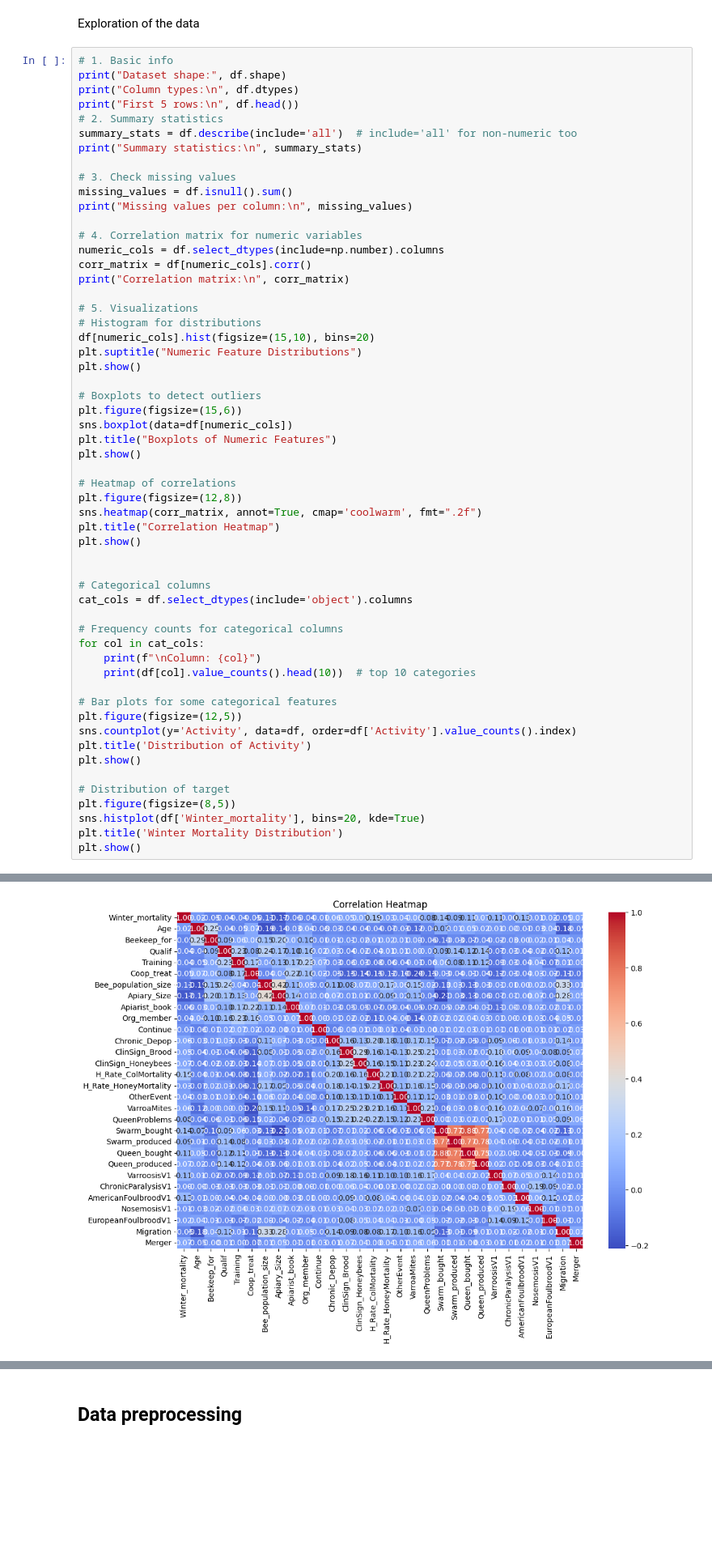
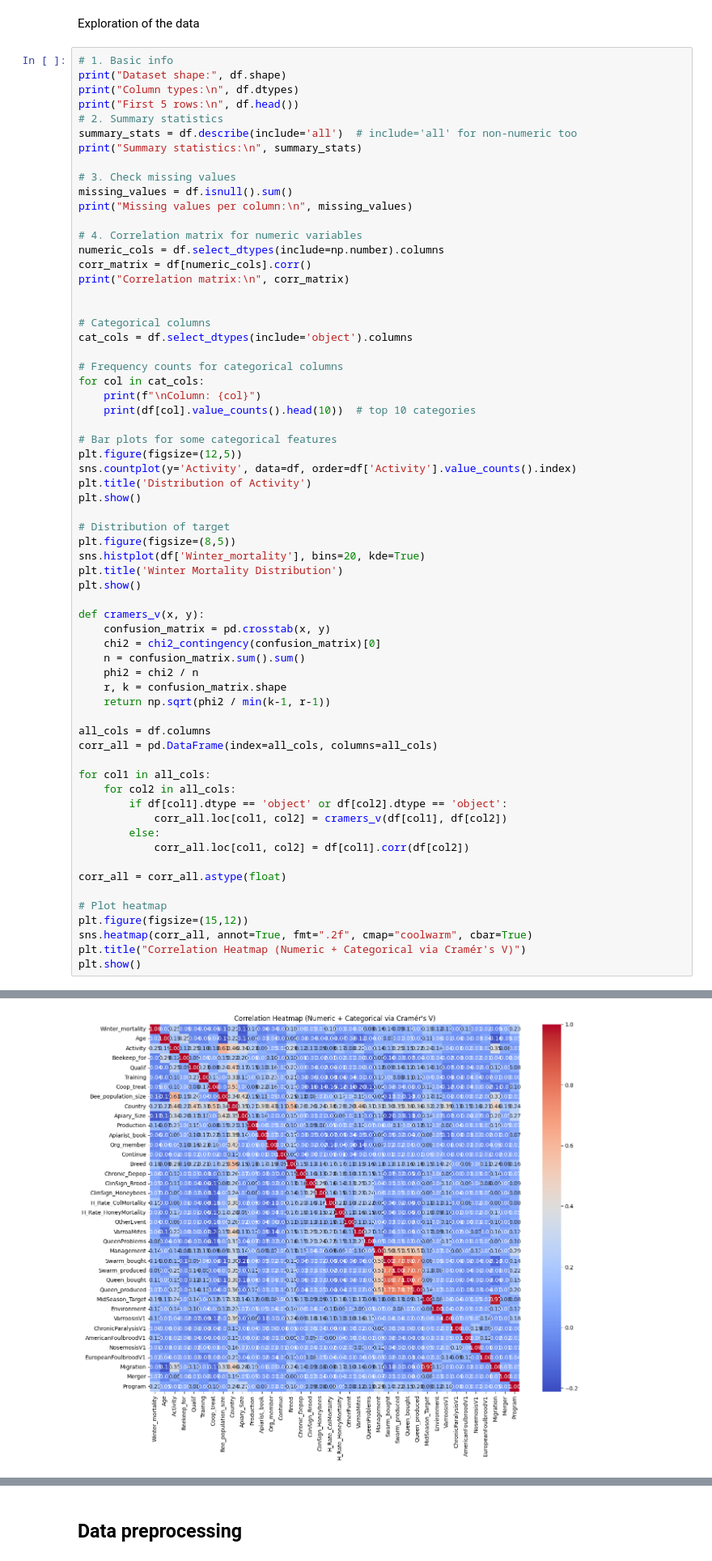
Before and after one commit to WIUT00015662/Ml-project, a Jupyter notebook: model.ipynb, the cells around one changed output, grey strips where cells are left out. Shown at 81% size. Saved outputs shown, nothing was run; the diff lists cells and outputs as text; blank space fills up the shorter version.

```diff
--- a/model.ipynb
+++ b/model.ipynb
@@ -41,24 +42,6 @@ print("Missing values per column:\n", missing_values)
 numeric_cols = df.select_dtypes(include=np.number).columns
 corr_matrix = df[numeric_cols].corr()
 print("Correlation matrix:\n", corr_matrix)
-
-# 5. Visualizations
-# Histogram for distributions
-df[numeric_cols].hist(figsize=(15,10), bins=20)
-plt.suptitle("Numeric Feature Distributions")
-plt.show()
-
-# Boxplots to detect outliers
-plt.figure(figsize=(15,6))
-sns.boxplot(data=df[numeric_cols])
-plt.title("Boxplots of Numeric Features")
-plt.show()
-
-# Heatmap of correlations
-plt.figure(figsize=(12,8))
-sns.heatmap(corr_matrix, annot=True, cmap='coolwarm', fmt=".2f")
-plt.title("Correlation Heatmap")
-plt.show()
 
 
 # Categorical columns
@@ -80,6 +63,32 @@ plt.figure(figsize=(8,5))
 sns.histplot(df['Winter_mortality'], bins=20, kde=True)
 plt.title('Winter Mortality Distribution')
 plt.show()
+
+def cramers_v(x, y):
+    confusion_matrix = pd.crosstab(x, y)
+    chi2 = chi2_contingency(confusion_matrix)[0]
+    n = confusion_matrix.sum().sum()
+    phi2 = chi2 / n
+    r, k = confusion_matrix.shape
+    return np.sqrt(phi2 / min(k-1, r-1))
+
+all_cols = df.columns
+corr_all = pd.DataFrame(index=all_cols, columns=all_cols)
+
+for col1 in all_cols:
+    for col2 in all_cols:
+        if df[col1].dtype == 'object' or df[col2].dtype == 'object':
+            corr_all.loc[col1, col2] = cramers_v(df[col1], df[col2])
+        else:
+            corr_all.loc[col1, col2] = df[col1].corr(df[col2])
+
+corr_all = corr_all.astype(float)
+
+# Plot heatmap
+plt.figure(figsize=(15,12))
+sns.heatmap(corr_all, annot=True, fmt=".2f", cmap="coolwarm", cbar=True)
+plt.title("Correlation Heatmap (Numeric + Categorical via Cramér's V)")
+plt.show()
 # %% [output]
 Dataset shape: (4758, 38)
 Column types:
@@ -103 +112 @@ Merger                           -0.007505   0.071368  1.000000
-[figure, old version]
+[figure, new version]
```
Also changed, not shown: parts of 2 cells of this notebook, 1 other file.
